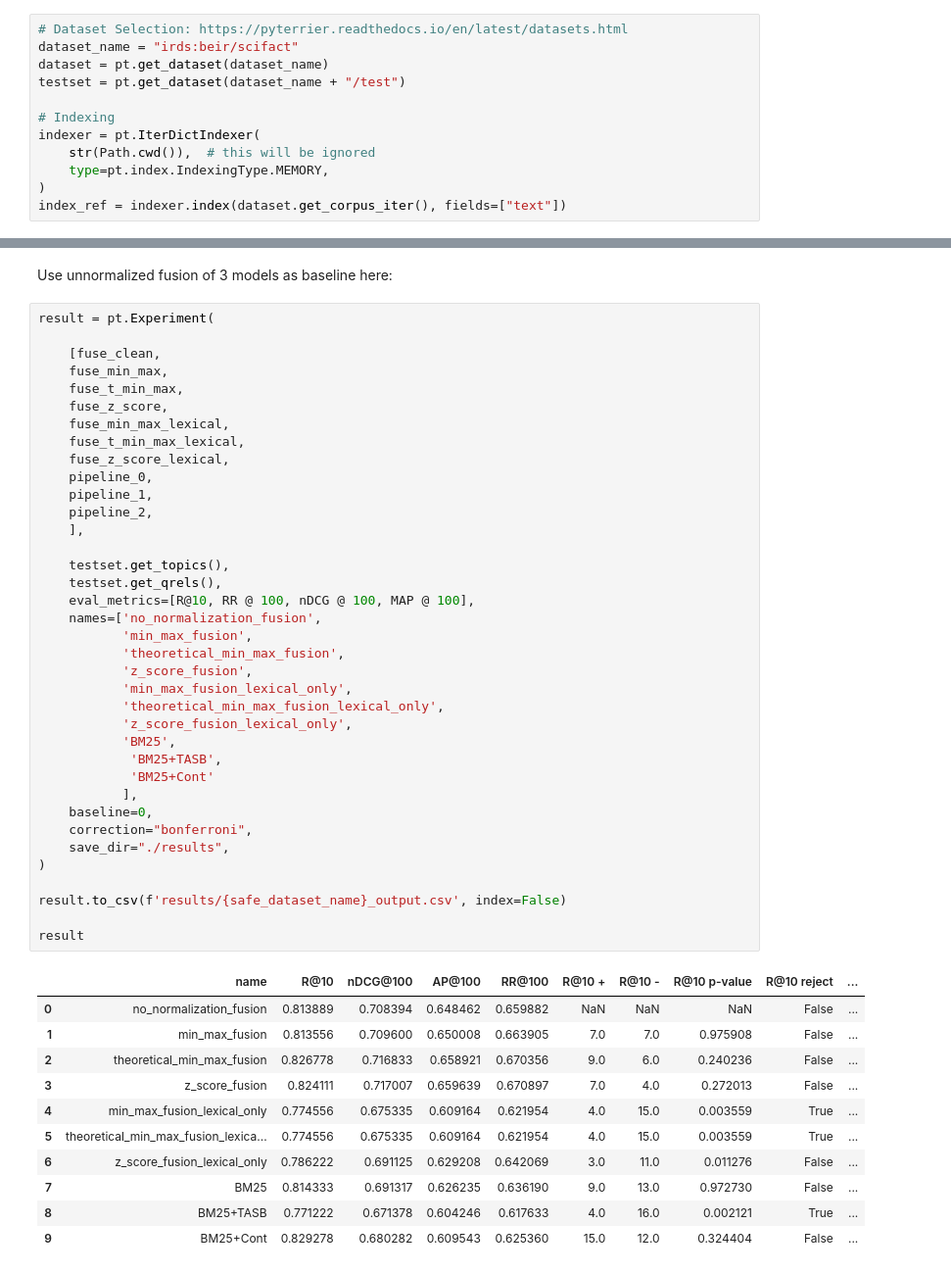
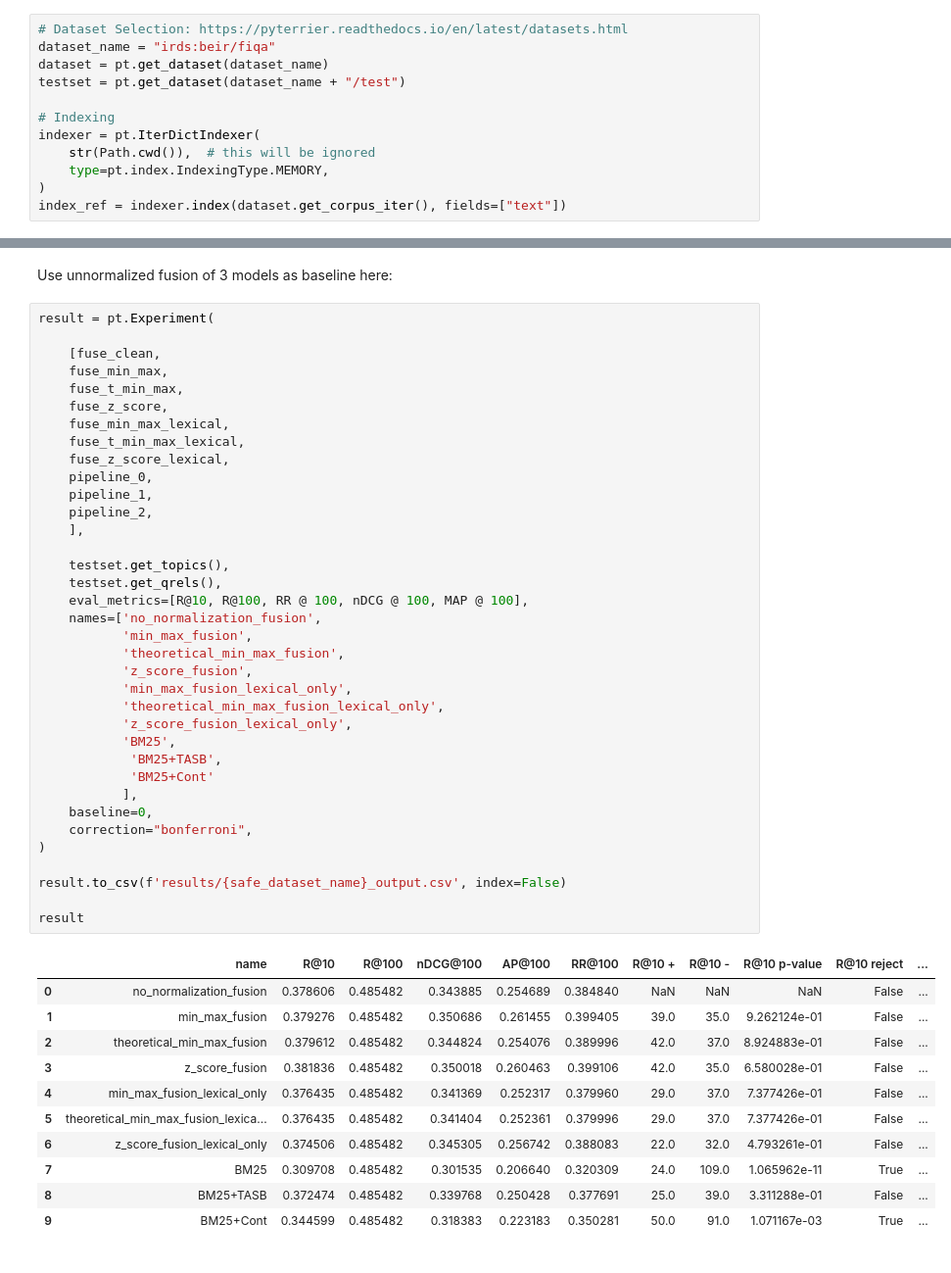
Before and after one commit to danaesav/ir-project, a Jupyter notebook: src/three_models.ipynb, the cells around one changed output, grey strips where cells are left out. Shown: that part at 98% size. Drawn from its saved outputs; the diff is of its cells as text.

```diff
--- a/src/three_models.ipynb
+++ b/src/three_models.ipynb
@@ -49,7 +45,7 @@ PyTorch version: 2.6.0+cu124
 # Dataset Selection
 # %%
 # Dataset Selection: https://pyterrier.readthedocs.io/en/latest/datasets.html
-dataset_name = "irds:beir/scifact"
+dataset_name = "irds:beir/fiqa"
 dataset = pt.get_dataset(dataset_name)
 testset = pt.get_dataset(dataset_name + "/test")
 
@@ -294,43 +290,42 @@ result = pt.Experiment(
     fuse_z_score,
     fuse_min_max_lexical,
     fuse_t_min_max_lexical,
     fuse_z_score_lexical,
     pipeline_0,
     pipeline_1,
     pipeline_2,
     ],
 
     testset.get_topics(),
     testset.get_qrels(),
-    eval_metrics=[R@10, RR @ 100, nDCG @ 100, MAP @ 100],
+    eval_metrics=[R@10, R@100, RR @ 100, nDCG @ 100, MAP @ 100],
     names=['no_normalization_fusion',
            'min_max_fusion',
            'theoretical_min_max_fusion',
            'z_score_fusion',
            'min_max_fusion_lexical_only',
            'theoretical_min_max_fusion_lexical_only',
            'z_score_fusion_lexical_only',
            'BM25',
             'BM25+TASB',
             'BM25+Cont'
            ],
     baseline=0,
     correction="bonferroni",
-    save_dir="./results",
 )
 
 result.to_csv(f'results/{safe_dataset_name}_output.csv', index=False)
 
 result
 # %% [output]
-|  | name | R@10 | nDCG@100 | AP@100 | RR@100 | R@10 + | R@10 - | R@10 p-value | R@10 reject | ... |
-| 0 | no_normalization_fusion | 0.813889 | 0.708394 | 0.648462 | 0.659882 | NaN | NaN | NaN | False | ... |
-| 1 | min_max_fusion | 0.813556 | 0.709600 | 0.650008 | 0.663905 | 7.0 | 7.0 | 0.975908 | False | ... |
-| 2 | theoretical_min_max_fusion | 0.826778 | 0.716833 | 0.658921 | 0.670356 | 9.0 | 6.0 | 0.240236 | False | ... |
-| 3 | z_score_fusion | 0.824111 | 0.717007 | 0.659639 | 0.670897 | 7.0 | 4.0 | 0.272013 | False | ... |
-| 4 | min_max_fusion_lexical_only | 0.774556 | 0.675335 | 0.609164 | 0.621954 | 4.0 | 15.0 | 0.003559 | True | ... |
-| 5 | theoretical_min_max_fusion_lexica... | 0.774556 | 0.675335 | 0.609164 | 0.621954 | 4.0 | 15.0 | 0.003559 | True | ... |
-| 6 | z_score_fusion_lexical_only | 0.786222 | 0.691125 | 0.629208 | 0.642069 | 3.0 | 11.0 | 0.011276 | False | ... |
-| 7 | BM25 | 0.814333 | 0.691317 | 0.626235 | 0.636190 | 9.0 | 13.0 | 0.972730 | False | ... |
-| 8 | BM25+TASB | 0.771222 | 0.671378 | 0.604246 | 0.617633 | 4.0 | 16.0 | 0.002121 | True | ... |
-| 9 | BM25+Cont | 0.829278 | 0.680282 | 0.609543 | 0.625360 | 15.0 | 12.0 | 0.324404 | False | ... |
+|  | name | R@10 | R@100 | nDCG@100 | AP@100 | RR@100 | R@10 + | R@10 - | R@10 p-value | R@10 reject | ... |
+| 0 | no_normalization_fusion | 0.378606 | 0.485482 | 0.343885 | 0.254689 | 0.384840 | NaN | NaN | NaN | False | ... |
+| 1 | min_max_fusion | 0.379276 | 0.485482 | 0.350686 | 0.261455 | 0.399405 | 39.0 | 35.0 | 9.262124e-01 | False | ... |
+| 2 | theoretical_min_max_fusion | 0.379612 | 0.485482 | 0.344824 | 0.254076 | 0.389996 | 42.0 | 37.0 | 8.924883e-01 | False | ... |
+| 3 | z_score_fusion | 0.381836 | 0.485482 | 0.350018 | 0.260463 | 0.399106 | 42.0 | 35.0 | 6.580028e-01 | False | ... |
+| 4 | min_max_fusion_lexical_only | 0.376435 | 0.485482 | 0.341369 | 0.252317 | 0.379960 | 29.0 | 37.0 | 7.377426e-01 | False | ... |
+| 5 | theoretical_min_max_fusion_lexica... | 0.376435 | 0.485482 | 0.341404 | 0.252361 | 0.379996 | 29.0 | 37.0 | 7.377426e-01 | False | ... |
+| 6 | z_score_fusion_lexical_only | 0.374506 | 0.485482 | 0.345305 | 0.256742 | 0.388083 | 22.0 | 32.0 | 4.793261e-01 | False | ... |
+| 7 | BM25 | 0.309708 | 0.485482 | 0.301535 | 0.206640 | 0.320309 | 24.0 | 109.0 | 1.065962e-11 | True | ... |
+| 8 | BM25+TASB | 0.372474 | 0.485482 | 0.339768 | 0.250428 | 0.377691 | 25.0 | 39.0 | 3.311288e-01 | False | ... |
+| 9 | BM25+Cont | 0.344599 | 0.485482 | 0.318383 | 0.223183 | 0.350281 | 50.0 | 91.0 | 1.071167e-03 | True | ... |
```
Also changed, not shown: parts of 4 cells of this notebook, 2 other files.
